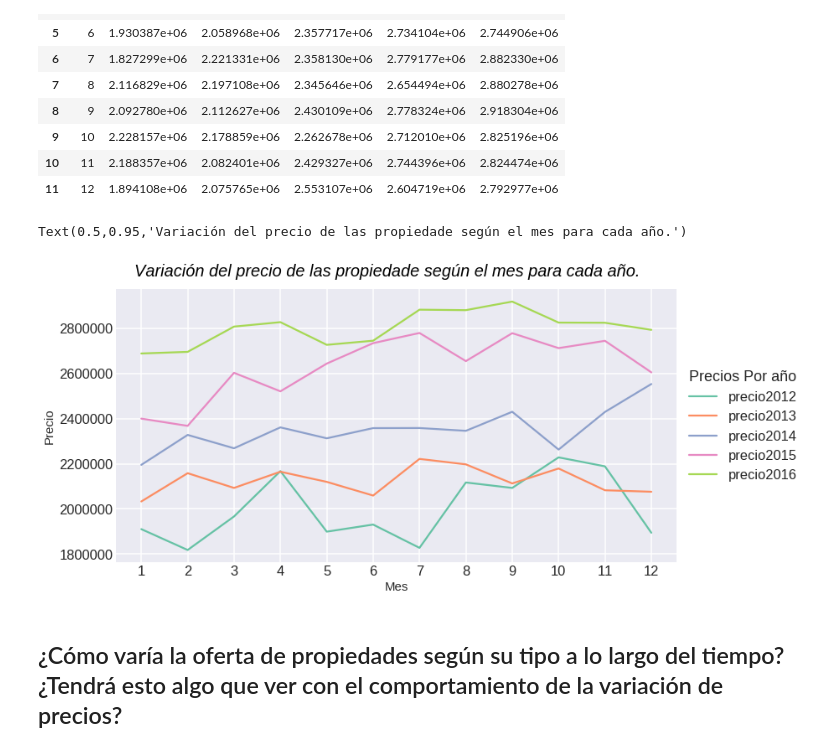
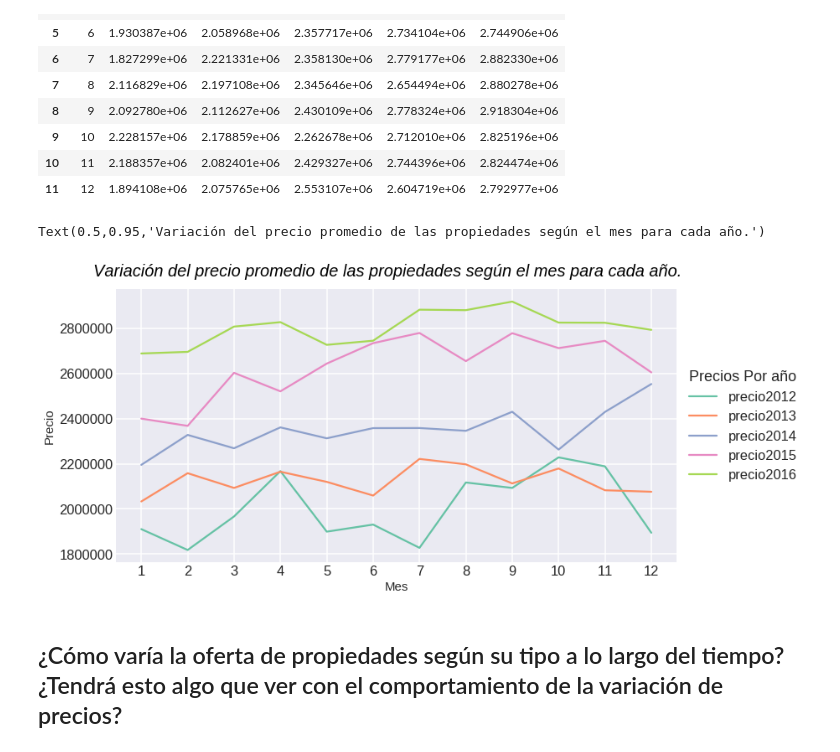
Before and after one commit to luctiz/Grupo43-TP1, a Jupyter notebook: AnalisisTemporales.ipynb, the cells around one changed output. Cells and saved outputs as stored; diff of their text form; code cells hidden in the pictures.

```diff
--- a/AnalisisTemporales.ipynb
+++ b/AnalisisTemporales.ipynb
@@ -265,16 +265,16 @@ precios_mes_anio
 # %%
 plt.figure(figsize = (12,6))
 palette = plt.get_cmap('Set2')
 for i, j in  enumerate(precios_mes_anio.iloc[:,1:].columns):
     plt.plot(precios_mes_anio['mes'], precios_mes_anio[j], marker='', color=palette(i))
 plt.xticks(list(range(1,13)))
 plt.legend(loc='center left', bbox_to_anchor=(1, 0.5), title = 'Precios Por año')
 plt.xlabel('Mes', fontsize = 15)
 plt.ylabel('Precio', fontsize = 15)
-plt.suptitle("Variación del precio de las propiedade según el mes para cada año.", fontsize = 20, color='black', style='italic', y = 0.95)
+plt.suptitle("Variación del precio promedio de las propiedades según el mes para cada año.", fontsize = 20, color='black', style='italic', y = 0.95)
 # %% [output]
-Text(0.5,0.95,'Variación del precio de las propiedade según el mes para cada año.')
+Text(0.5,0.95,'Variación del precio promedio de las propiedades según el mes para cada año.')
-[figure, old version]
+[figure, new version]
 # %% [markdown]
 ## ¿Cómo varía la oferta de propiedades según su tipo a lo largo del tiempo? ¿Tendrá esto algo que ver con el comportamiento de la variación de precios?
 # %%
```
Also changed, not shown: parts of 13 cells of this notebook, 1 other file.
